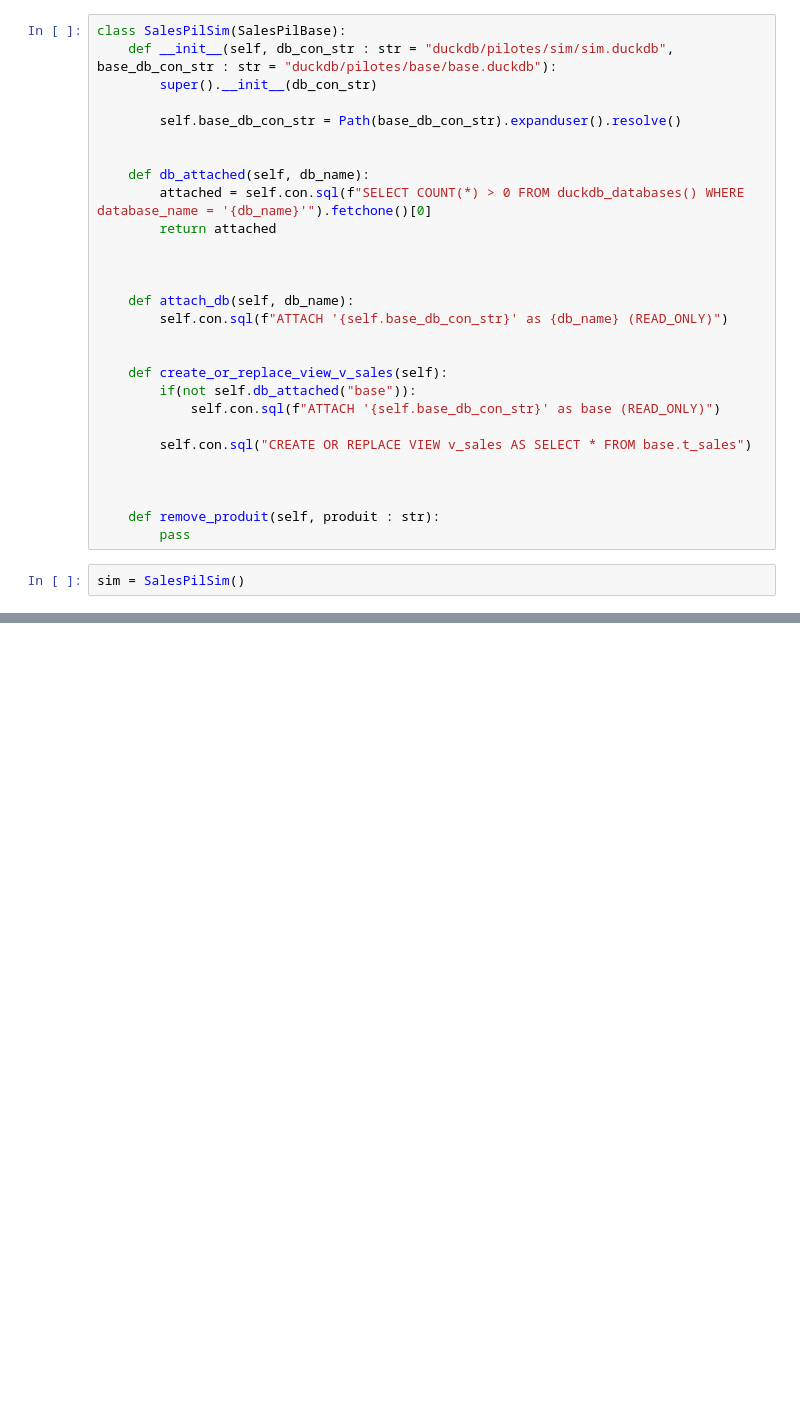
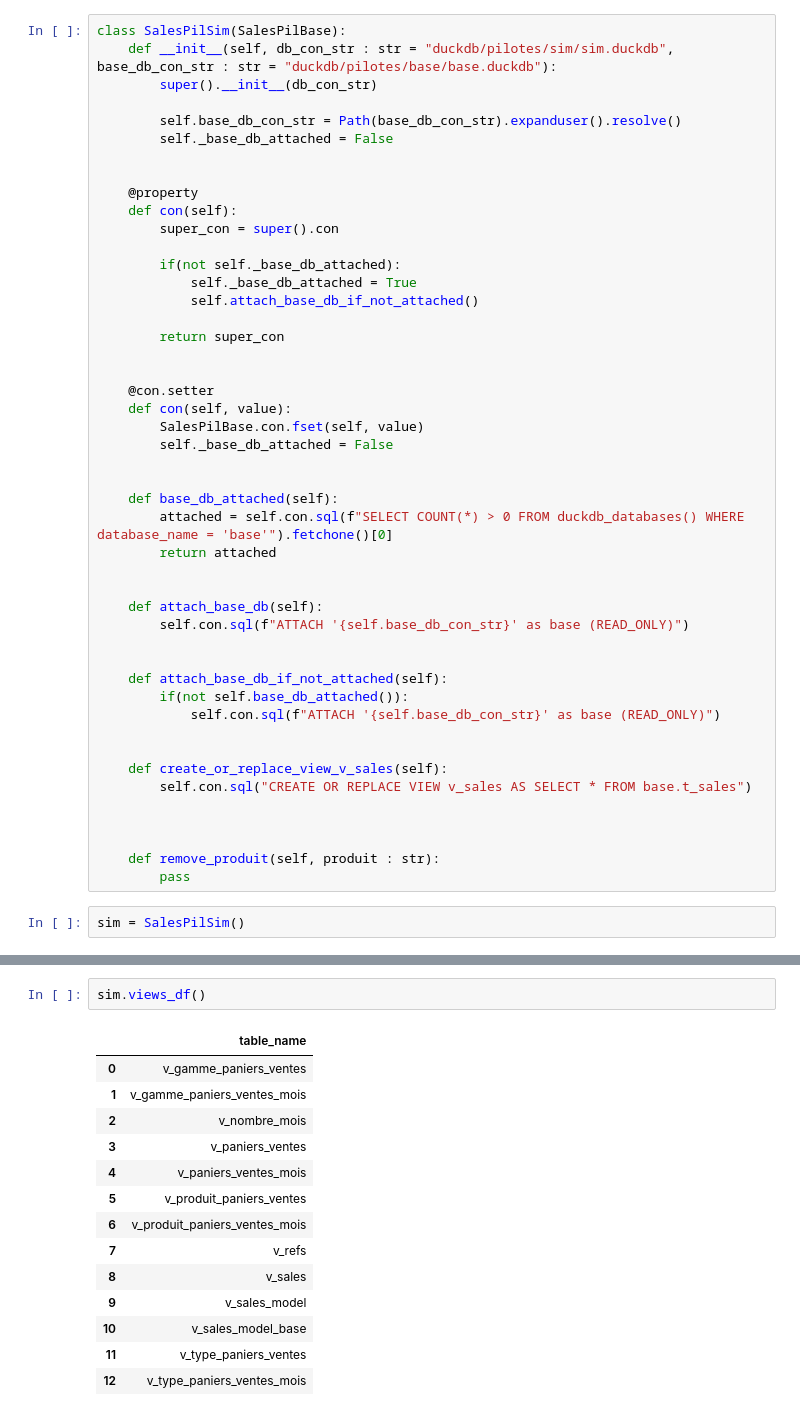
Before and after one commit to klaghmari-github/hotels, a Jupyter notebook: accor/main.ipynb, the cells around one changed output, grey strips where cells are left out. Cells and saved outputs as stored; diff of their text form; blank space fills up the shorter version.

```diff
--- a/accor/main.ipynb
+++ b/accor/main.ipynb
@@ -608,22 +623,41 @@ class SalesPilSim(SalesPilBase):
         super().__init__(db_con_str)
 
         self.base_db_con_str = Path(base_db_con_str).expanduser().resolve()
+        self._base_db_attached = False
 
 
-    def db_attached(self, db_name):
-        attached = self.con.sql(f"SELECT COUNT(*) > 0 FROM duckdb_databases() WHERE database_name = '{db_name}'").fetchone()[0]
+    @property
+    def con(self):
+        super_con = super().con
+
+        if(not self._base_db_attached):
+            self._base_db_attached = True
+            self.attach_base_db_if_not_attached()
+
+        return super_con
+
+
+    @con.setter
+    def con(self, value):
+        SalesPilBase.con.fset(self, value)
+        self._base_db_attached = False
+
+
+    def base_db_attached(self):
+        attached = self.con.sql(f"SELECT COUNT(*) > 0 FROM duckdb_databases() WHERE database_name = 'base'").fetchone()[0]
         return attached
 
 
+    def attach_base_db(self):
+        self.con.sql(f"ATTACH '{self.base_db_con_str}' as base (READ_ONLY)")
 
-    def attach_db(self, db_name):
-        self.con.sql(f"ATTACH '{self.base_db_con_str}' as {db_name} (READ_ONLY)")
+
+    def attach_base_db_if_not_attached(self):
+        if(not self.base_db_attached()):
+            self.con.sql(f"ATTACH '{self.base_db_con_str}' as base (READ_ONLY)")
 
 
     def create_or_replace_view_v_sales(self):
-        if(not self.db_attached("base")):
-            self.con.sql(f"ATTACH '{self.base_db_con_str}' as base (READ_ONLY)")
-
         self.con.sql("CREATE OR REPLACE VIEW v_sales AS SELECT * FROM base.t_sales")
 
 
@@ -663,0 +676,17 @@ BinderException: Binder Error: Failed to attach database: database with name "ba
+# %%
+sim.views_df()
+# %% [output]
+|  | table_name |
+| 0 | v_gamme_paniers_ventes |
+| 1 | v_gamme_paniers_ventes_mois |
+| 2 | v_nombre_mois |
+| 3 | v_paniers_ventes |
+| 4 | v_paniers_ventes_mois |
+| 5 | v_produit_paniers_ventes |
+| 6 | v_produit_paniers_ventes_mois |
+| 7 | v_refs |
+| 8 | v_sales |
+| 9 | v_sales_model |
+| 10 | v_sales_model_base |
+| 11 | v_type_paniers_ventes |
+| 12 | v_type_paniers_ventes_mois |
```
Also changed, not shown: parts of 11 cells of this notebook, 1 other file.
